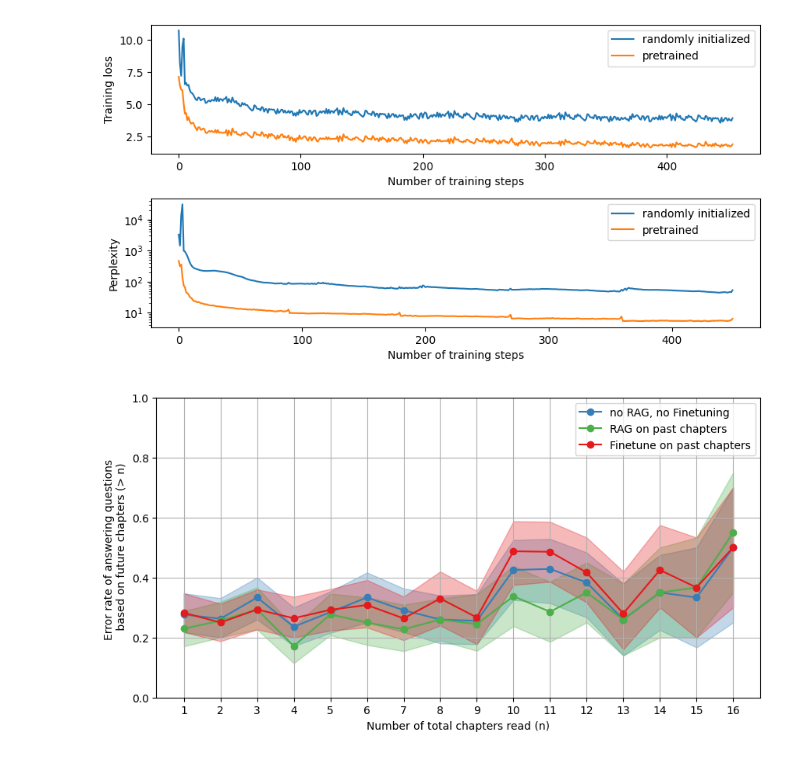
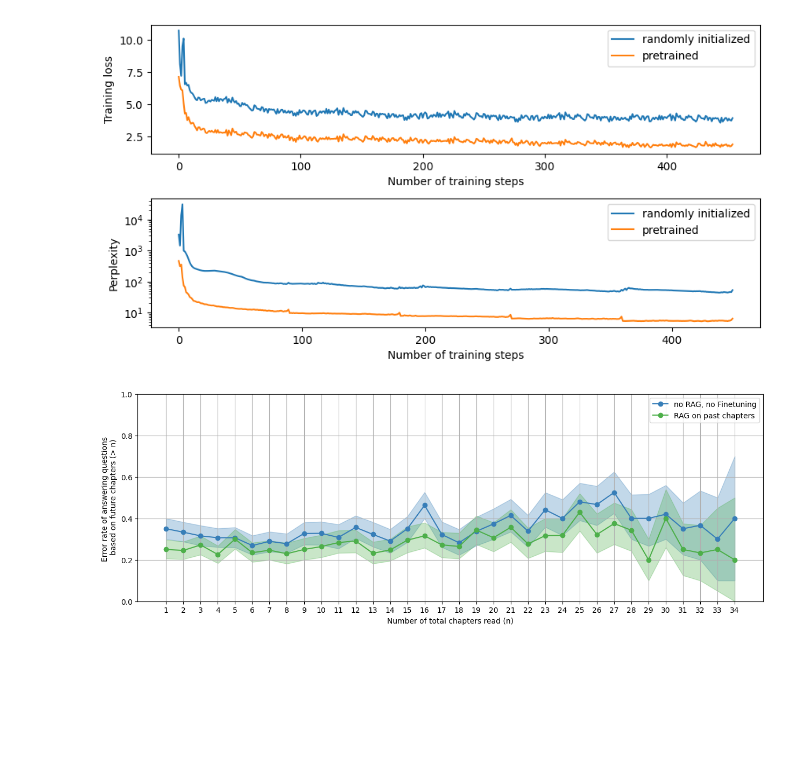
Before and after one commit to Laknath1996/RAG-exps, a Jupyter notebook: src/nb_figures.ipynb, the cells around one changed output. Saved outputs shown, nothing was run; the diff lists cells and outputs as text; code cells hidden in the pictures; blank space fills up the shorter version.

```diff
--- a/src/nb_figures.ipynb
+++ b/src/nb_figures.ipynb
@@ -140,36 +140,36 @@ def get_errors(t, truths, preds, T):
         perr_upper.append(perr_upper_i)
     return perr, perr_lower, perr_upper
 # %%
-fig, ax = plt.subplots(1, 1, figsize=(10, 5))
+fig, ax = plt.subplots(1, 1, figsize=(15, 5))
 
 # set the number of chapters
-T = 17
+T = 35
 
-t, k, truths, preds = get_results('hp2/vanilla')
+t, k, truths, preds = get_results('vanilla')
 color = '#377eb8'
 perr, perr_lower, perr_upper = get_errors(t, truths, preds, T)
 ax.plot(range(1, T), perr, color=color, label='no RAG, no Finetuning', marker='o')
 ax.fill_between(range(1, T), perr_lower, perr_upper, alpha=0.3, color=color)
 
-t, k, truths, preds = get_results('hp2/rag')
+t, k, truths, preds = get_results('rag')
 color = '#4daf4a'
 perr, perr_lower, perr_upper = get_errors(t, truths, preds, T)
 ax.plot(range(1, T), perr, color=color, label='RAG on past chapters', marker='o')
 ax.fill_between(range(1, T), perr_lower, perr_upper, alpha=0.3, color=color)
 
-t, k, truths, preds = get_results('hp2/ft')
-color = '#e41a1c'
-perr, perr_lower, perr_upper = get_errors(t, truths, preds, T)
-ax.plot(range(1, T), perr, color=color, label='Finetune on past chapters', marker='o')
-ax.fill_between(range(1, T), perr_lower, perr_upper, alpha=0.3, color=color)
+# t, k, truths, preds = get_results('hp2/ft')
+# color = '#e41a1c'
+# perr, perr_lower, perr_upper = get_errors(t, truths, preds, T)
+# ax.plot(range(1, T), perr, color=color, label='Finetune on past chapters', marker='o')
+# ax.fill_between(range(1, T), perr_lower, perr_upper, alpha=0.3, color=color)
 
 
 ax.set_xticks(range(1, T))
 ax.set_ylabel("Error rate of answering questions \n based on future chapters (> n)")
 ax.set_xlabel("Number of total chapters read (n)")
 ax.set_ylim([0, 1])
 ax.legend()
 ax.grid()
 plt.show()
 # %% [output]
-[figure, old version]
+[figure, new version]
```
Also changed, not shown: 13 other files.
